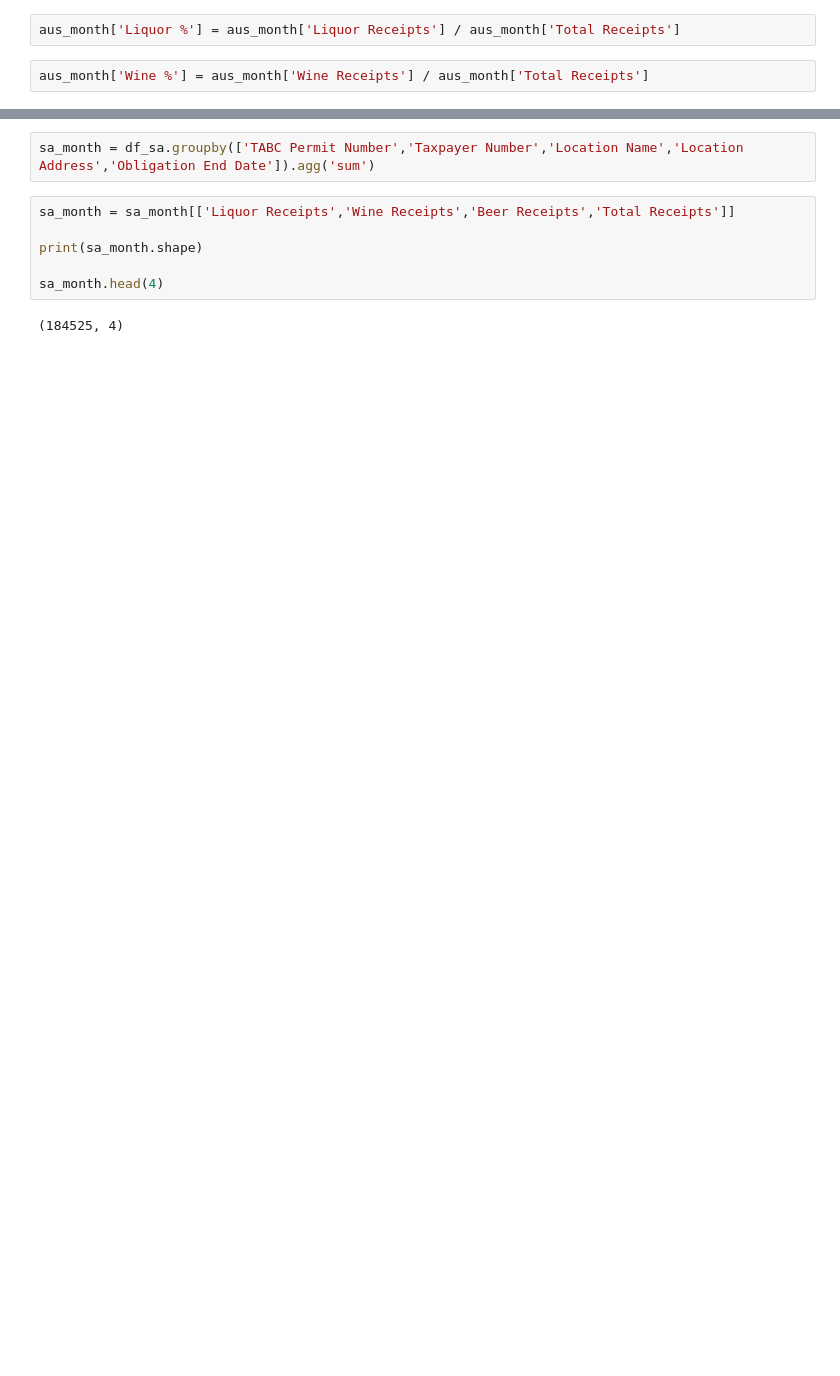
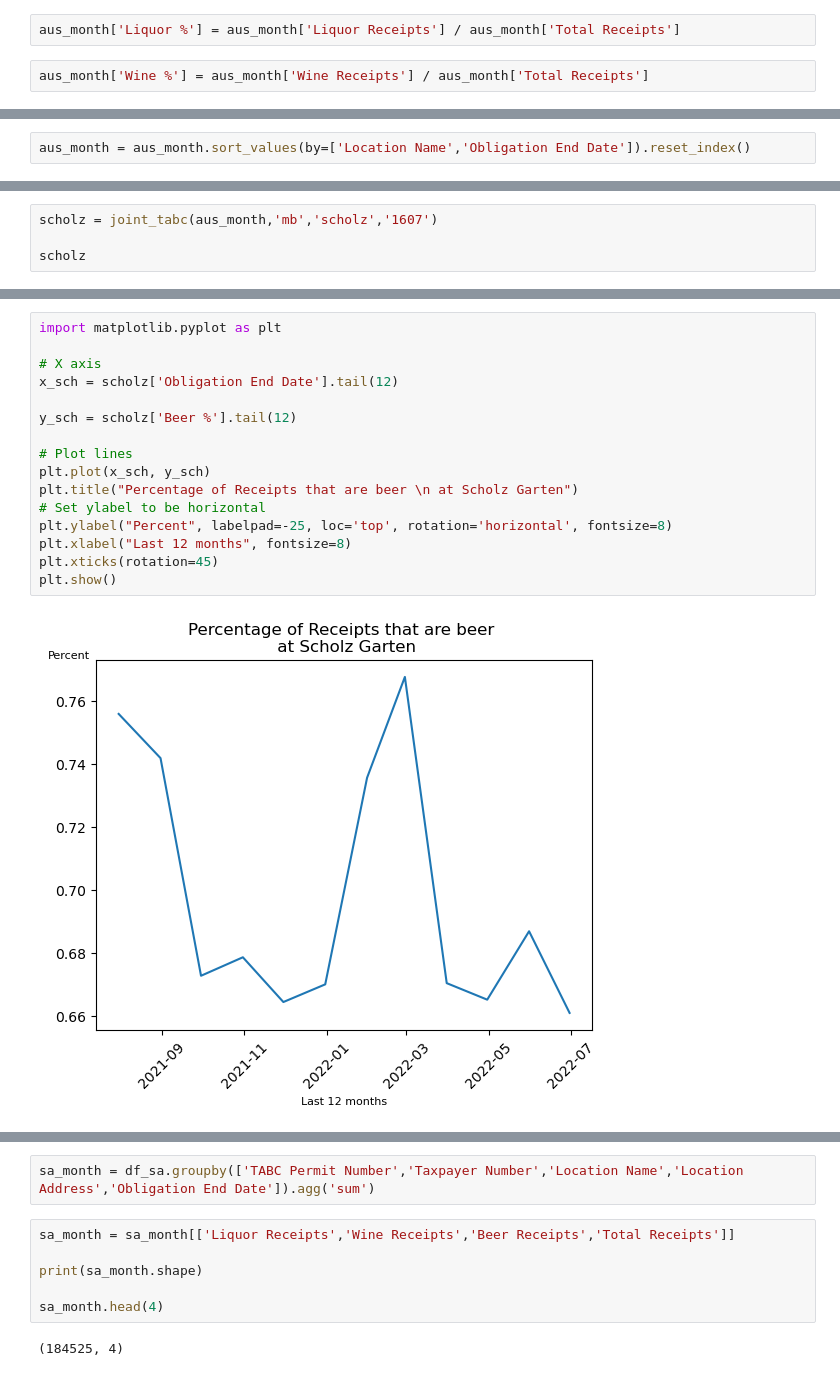
Before and after one commit to austinpracticaldatascience/texas_beer, a Jupyter notebook: mixed_receipts_joebryan.ipynb, the cells around one changed output, grey strips where cells are left out. Saved outputs shown, nothing was run; the diff lists cells and outputs as text; blank space fills up the shorter version.

```diff
--- a/mixed_receipts_joebryan.ipynb
+++ b/mixed_receipts_joebryan.ipynb
@@ -414,0 +415,2 @@ aus_month['Wine %'] = aus_month['Wine Receipts'] / aus_month['Total Receipts']
+# %%
+aus_month = aus_month.sort_values(by=['Location Name','Obligation End Date']).reset_index()
@@ -414,0 +512,4 @@ aus_month['Wine %'] = aus_month['Wine Receipts'] / aus_month['Total Receipts']
+# %%
+scholz = joint_tabc(aus_month,'mb','scholz','1607')
+
+scholz
@@ -414,0 +531,18 @@ aus_month['Wine %'] = aus_month['Wine Receipts'] / aus_month['Total Receipts']
+# %%
+import matplotlib.pyplot as plt
+
+# X axis
+x_sch = scholz['Obligation End Date'].tail(12)
+
+y_sch = scholz['Beer %'].tail(12)
+
+# Plot lines
+plt.plot(x_sch, y_sch)
+plt.title("Percentage of Receipts that are beer \n at Scholz Garten")
+# Set ylabel to be horizontal
+plt.ylabel("Percent", labelpad=-25, loc='top', rotation='horizontal', fontsize=8)
+plt.xlabel("Last 12 months", fontsize=8)
+plt.xticks(rotation=45)
+plt.show()
+# %% [output]
+[figure, added]
```
Also changed, not shown: parts of 21 cells of this notebook.
